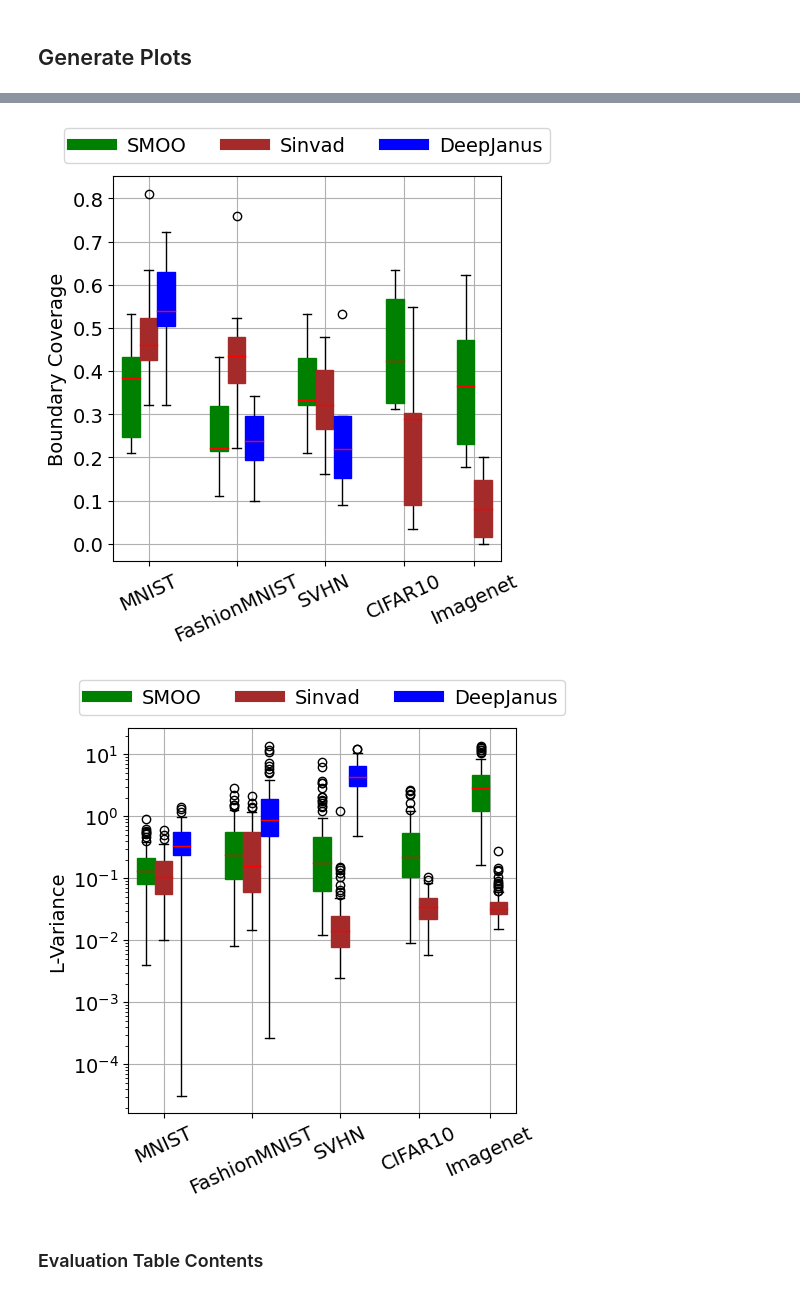
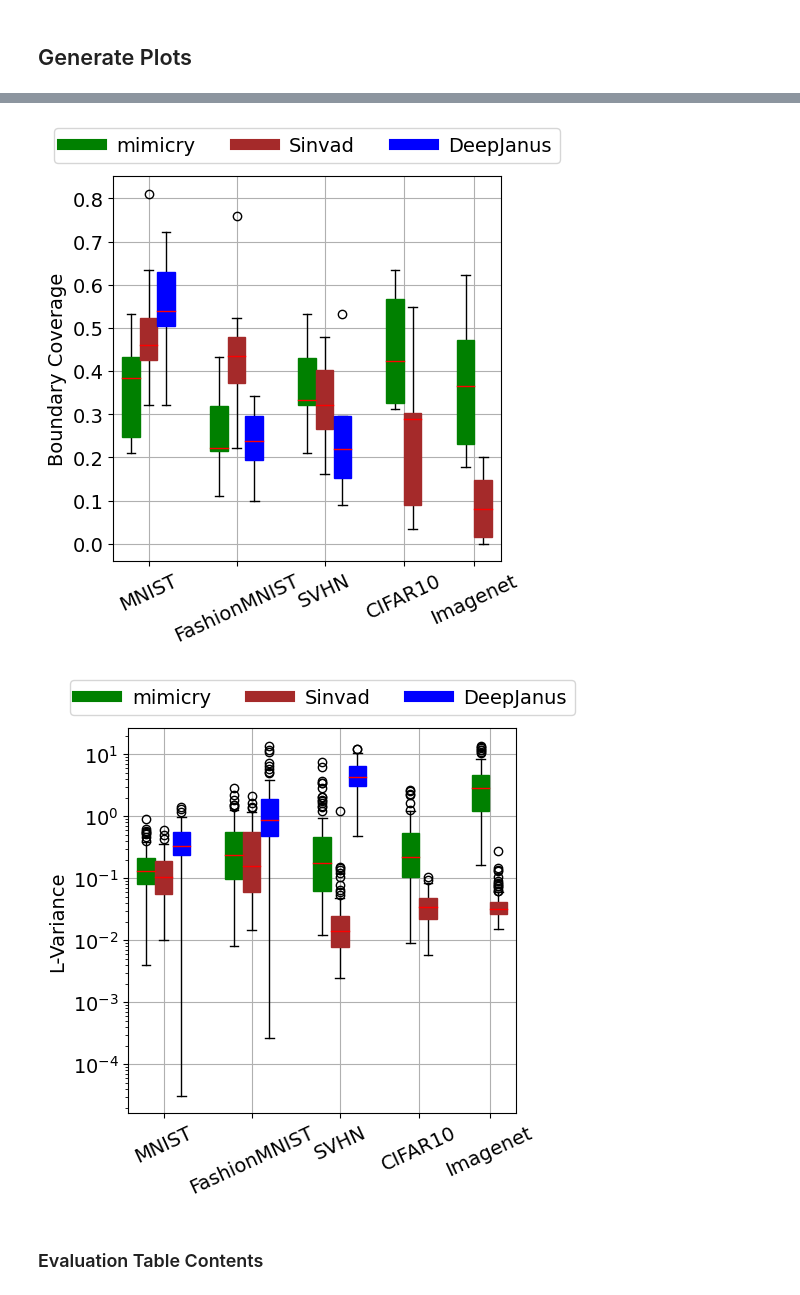
Before and after one commit to oliverweissl/DETECT, a Jupyter notebook: examples/mimicry/RQ1.ipynb, the cells around one changed output, grey strips where cells are left out. Cells and saved outputs as stored; diff of their text form; code cells hidden in the pictures.

```diff
--- a/examples/mimicry/RQ1.ipynb
+++ b/examples/mimicry/RQ1.ipynb
@@ -68,19 +68,19 @@ plot_compare_metric(smoo, sinv, dj, exp_labels=["SMOO", "Sinvad", "DeepJanus"],
 # %%
 smoo_c = [e.coverage for e in smoo_metrics_e]
 sinv_c = [e.coverage for e in sinv_metrics_e]
 dj_c = [e.coverage for e in dj_metrics_e]
 
-plot_compare_metric(smoo_c, sinv_c, dj_c, exp_labels=["SMOO", "Sinvad", "DeepJanus"], tick_labels=all_exps, name="Boundary Coverage", save_as="figures/rq1/boundary_coverage_comp")
+plot_compare_metric(smoo_c, sinv_c, dj_c, exp_labels=["mimicry", "Sinvad", "DeepJanus"], tick_labels=all_exps, name="Boundary Coverage", save_as="figures/rq1/boundary_coverage_comp")
 # %% [output]
-[figure, old version]
+[figure, new version]
 # %%
 smoo = [e.lap_variance for e in smoo_metrics_e]
 sinv = [e.lap_variance for e in sinv_metrics_e]
 dj = [e.lap_variance for e in dj_metrics_e]
 
-plot_compare_metric(smoo, sinv, dj, exp_labels=["SMOO", "Sinvad", "DeepJanus"], tick_labels=all_exps, name="L-Variance", log=True, save_as="figures/rq1/lap_variance_comp")
+plot_compare_metric(smoo, sinv, dj, exp_labels=["mimicry", "Sinvad", "DeepJanus"], tick_labels=all_exps, name="L-Variance", log=True, save_as="figures/rq1/lap_variance_comp")
 # %% [output]
-[figure, old version]
+[figure, new version]
 # %% [markdown]
 ### Evaluation Table Contents
 # %%
```
Also changed, not shown: parts of 1 cell of this notebook, 1 other file.
